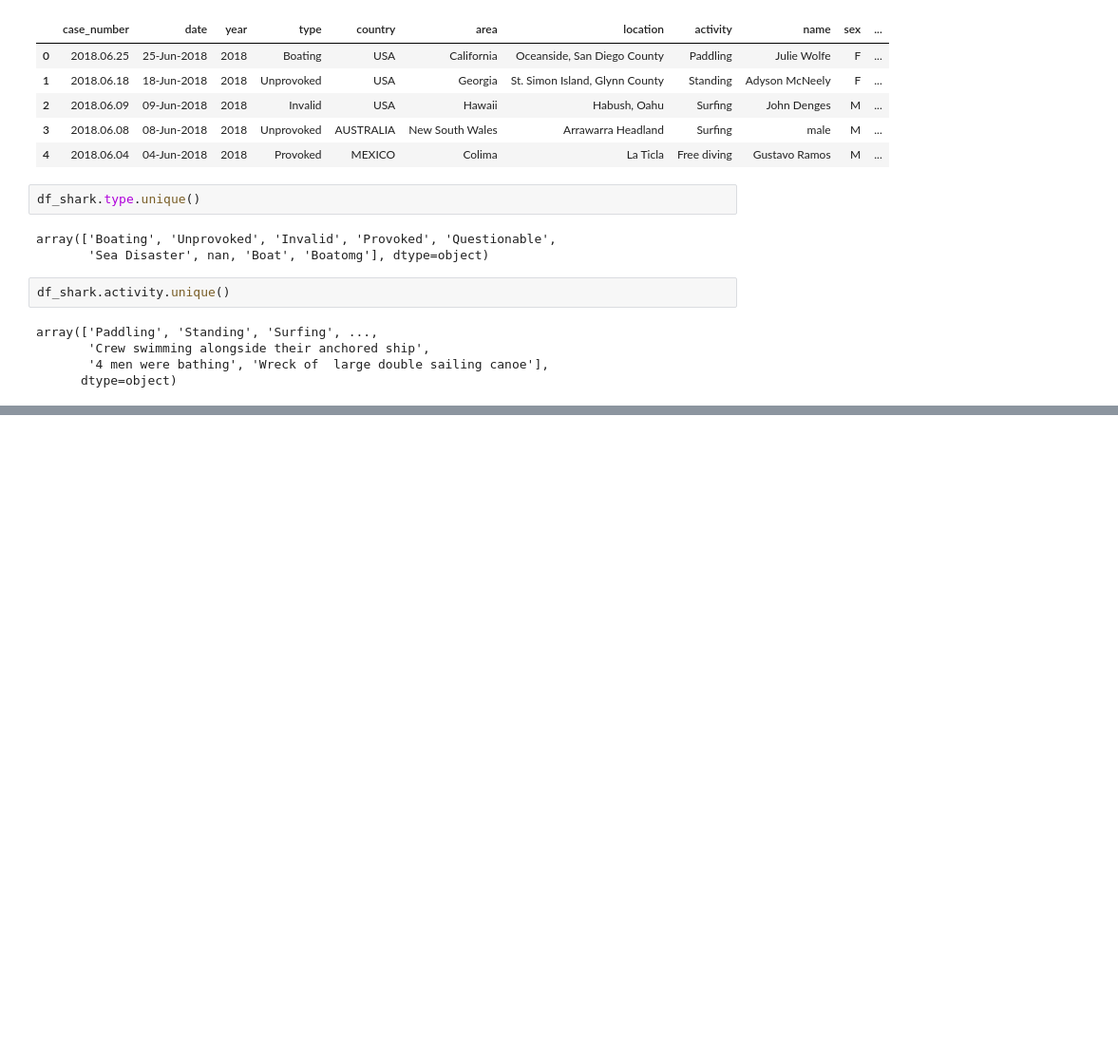
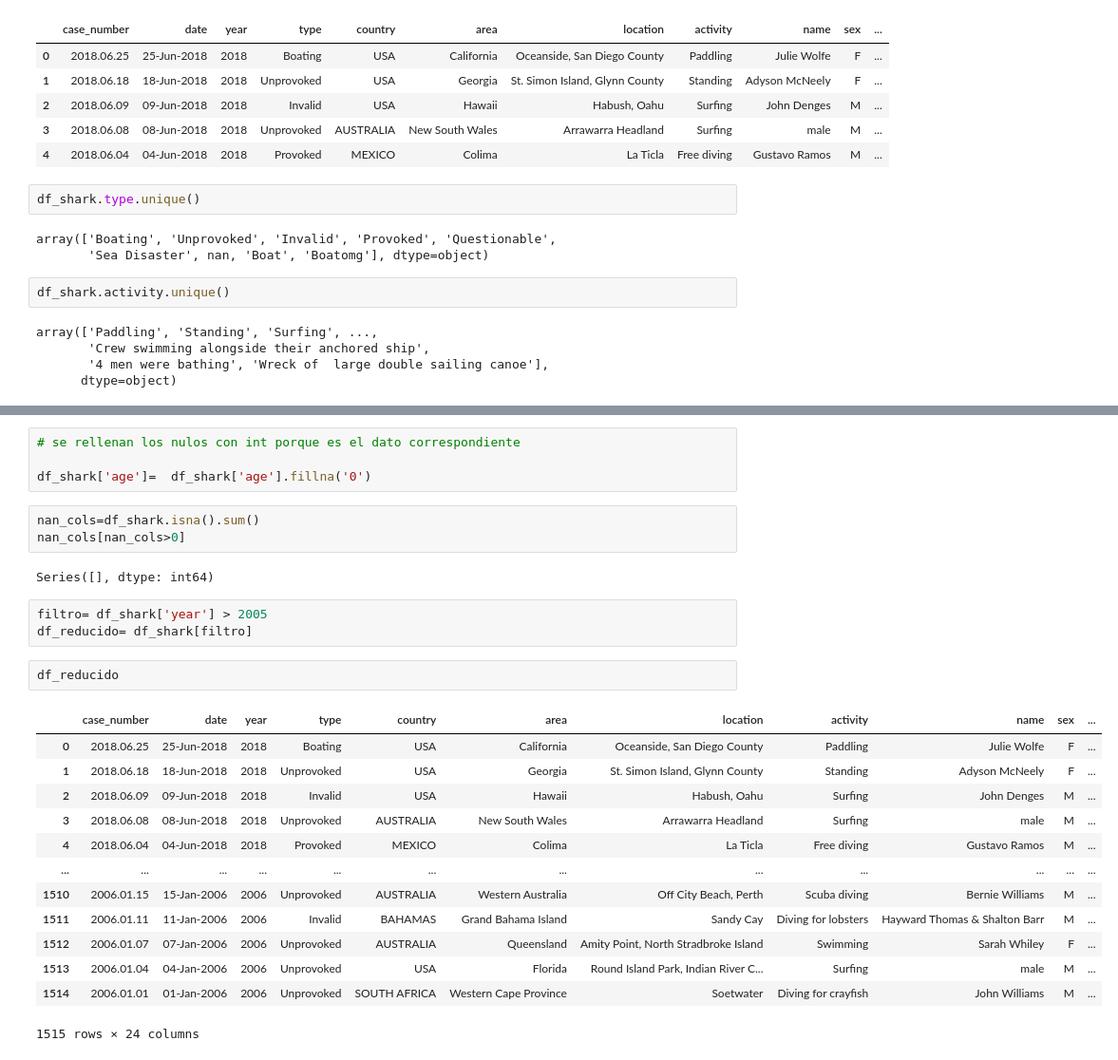
Before and after one commit to OrianAmpuero/CLEAN-PROJECT, a Jupyter notebook: PROJECT_SHARK.ipynb, the cells around one changed output, grey strips where cells are left out. Shown at 95% size. Saved outputs shown, nothing was run; the diff lists cells and outputs as text; blank space fills up the shorter version.

```diff
--- a/PROJECT_SHARK.ipynb
+++ b/PROJECT_SHARK.ipynb
@@ -340,0 +329,28 @@ AttributeError: 'Int64Index' object has no attribute 'query'
+# %%
+# se rellenan los nulos con int porque es el dato correspondiente
+
+df_shark['age']=  df_shark['age'].fillna('0')
+# %%
+nan_cols=df_shark.isna().sum()
+nan_cols[nan_cols>0]
+# %% [output]
+Series([], dtype: int64)
+# %%
+filtro= df_shark['year'] > 2005
+df_reducido= df_shark[filtro]
+# %%
+df_reducido
+# %% [output]
+|  | case_number | date | year | type | country | area | location | activity | name | sex | ... |
+| 0 | 2018.06.25 | 25-Jun-2018 | 2018 | Boating | USA | California | Oceanside, San Diego County | Paddling | Julie Wolfe | F | ... |
+| 1 | 2018.06.18 | 18-Jun-2018 | 2018 | Unprovoked | USA | Georgia | St. Simon Island, Glynn County | Standing | Adyson McNeely | F | ... |
+| 2 | 2018.06.09 | 09-Jun-2018 | 2018 | Invalid | USA | Hawaii | Habush, Oahu | Surfing | John Denges | M | ... |
+| 3 | 2018.06.08 | 08-Jun-2018 | 2018 | Unprovoked | AUSTRALIA | New South Wales | Arrawarra Headland | Surfing | male | M | ... |
+| 4 | 2018.06.04 | 04-Jun-2018 | 2018 | Provoked | MEXICO | Colima | La Ticla | Free diving | Gustavo Ramos | M | ... |
+| ... | ... | ... | ... | ... | ... | ... | ... | ... | ... | ... | ... |
+| 1510 | 2006.01.15 | 15-Jan-2006 | 2006 | Unprovoked | AUSTRALIA | Western Australia | Off City Beach, Perth | Scuba diving | Bernie Williams | M | ... |
+| 1511 | 2006.01.11 | 11-Jan-2006 | 2006 | Invalid | BAHAMAS | Grand Bahama Island | Sandy Cay | Diving for lobsters | Hayward Thomas & Shalton Barr | M | ... |
+| 1512 | 2006.01.07 | 07-Jan-2006 | 2006 | Unprovoked | AUSTRALIA | Queensland | Amity Point, North Stradbroke Island | Swimming | Sarah Whiley | F | ... |
+| 1513 | 2006.01.04 | 04-Jan-2006 | 2006 | Unprovoked | USA | Florida | Round Island Park, Indian River C... | Surfing | male | M | ... |
+| 1514 | 2006.01.01 | 01-Jan-2006 | 2006 | Unprovoked | SOUTH AFRICA | Western Cape Province | Soetwater | Diving for crayfish | John Williams | M | ... |
+1515 rows × 24 columns
```
Also changed, not shown: parts of 24 cells of this notebook.
